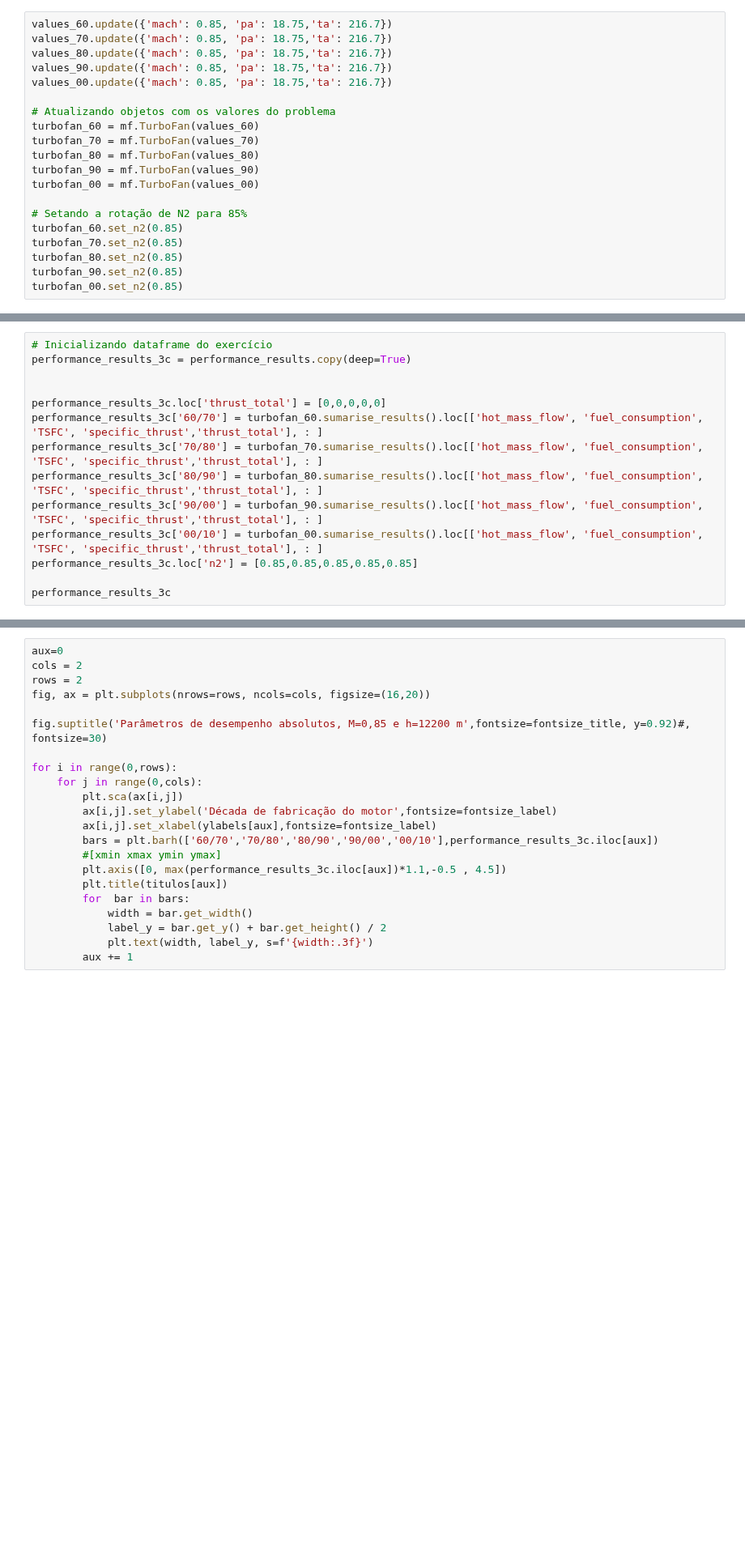
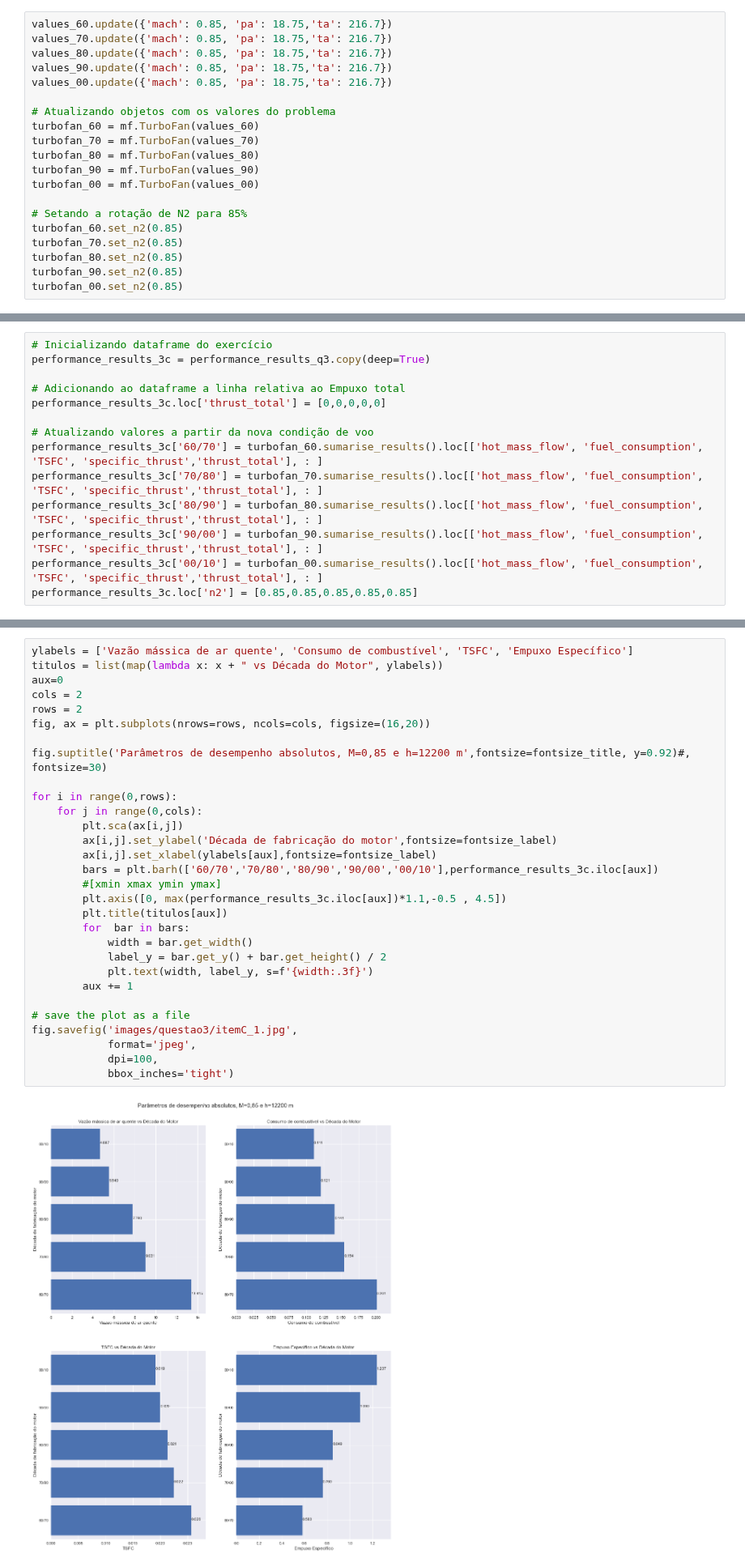
Before and after one commit to jonasdegrave/gas-turbine, a Jupyter notebook: gasTurbineReport.ipynb, the cells around one changed output, grey strips where cells are left out. Shown at 81% size. Drawn from its saved outputs; the diff is of its cells as text; blank space fills up the shorter version.

```diff
--- a/gasTurbineReport.ipynb
+++ b/gasTurbineReport.ipynb
@@ -1500,14 +1576,14 @@ turbofan_60.sumarise_results()
 # %%
 # Inicializando dataframe do exercício
-performance_results_3c = performance_results.copy(deep=True)
+performance_results_3c = performance_results_q3.copy(deep=True)
 
+# Adicionando ao dataframe a linha relativa ao Empuxo total
+performance_results_3c.loc['thrust_total'] = [0,0,0,0,0]
 
-performance_results_3c.loc['thrust_total'] = [0,0,0,0,0]
+# Atualizando valores a partir da nova condição de voo
 performance_results_3c['60/70'] = turbofan_60.sumarise_results().loc[['hot_mass_flow', 'fuel_consumption', 'TSFC', 'specific_thrust','thrust_total'], : ]
 performance_results_3c['70/80'] = turbofan_70.sumarise_results().loc[['hot_mass_flow', 'fuel_consumption', 'TSFC', 'specific_thrust','thrust_total'], : ]
 performance_results_3c['80/90'] = turbofan_80.sumarise_results().loc[['hot_mass_flow', 'fuel_consumption', 'TSFC', 'specific_thrust','thrust_total'], : ]
 performance_results_3c['90/00'] = turbofan_90.sumarise_results().loc[['hot_mass_flow', 'fuel_consumption', 'TSFC', 'specific_thrust','thrust_total'], : ]
 performance_results_3c['00/10'] = turbofan_00.sumarise_results().loc[['hot_mass_flow', 'fuel_consumption', 'TSFC', 'specific_thrust','thrust_total'], : ]
 performance_results_3c.loc['n2'] = [0.85,0.85,0.85,0.85,0.85]
-
-performance_results_3c
@@ -1514,22 +1612,32 @@ performance_results_3c
 # %%
+ylabels = ['Vazão mássica de ar quente', 'Consumo de combustível', 'TSFC', 'Empuxo Específico']
+titulos = list(map(lambda x: x + " vs Década do Motor", ylabels))
 aux=0
 cols = 2
 rows = 2
 fig, ax = plt.subplots(nrows=rows, ncols=cols, figsize=(16,20))
 
 fig.suptitle('Parâmetros de desempenho absolutos, M=0,85 e h=12200 m',fontsize=fontsize_title, y=0.92)#, fontsize=30)
 
 for i in range(0,rows):
     for j in range(0,cols):
         plt.sca(ax[i,j])
         ax[i,j].set_ylabel('Década de fabricação do motor',fontsize=fontsize_label)
         ax[i,j].set_xlabel(ylabels[aux],fontsize=fontsize_label)
         bars = plt.barh(['60/70','70/80','80/90','90/00','00/10'],performance_results_3c.iloc[aux])
         #[xmin xmax ymin ymax]
         plt.axis([0, max(performance_results_3c.iloc[aux])*1.1,-0.5 , 4.5])
         plt.title(titulos[aux])
         for  bar in bars:
             width = bar.get_width()
             label_y = bar.get_y() + bar.get_height() / 2
             plt.text(width, label_y, s=f'{width:.3f}')
         aux += 1
+
+# save the plot as a file
+fig.savefig('images/questao3/itemC_1.jpg',
+            format='jpeg',
+            dpi=100,
+            bbox_inches='tight')
+# %% [output]
+[figure, added]
```
Also changed, not shown: parts of 44 cells of this notebook, 5 other files.
